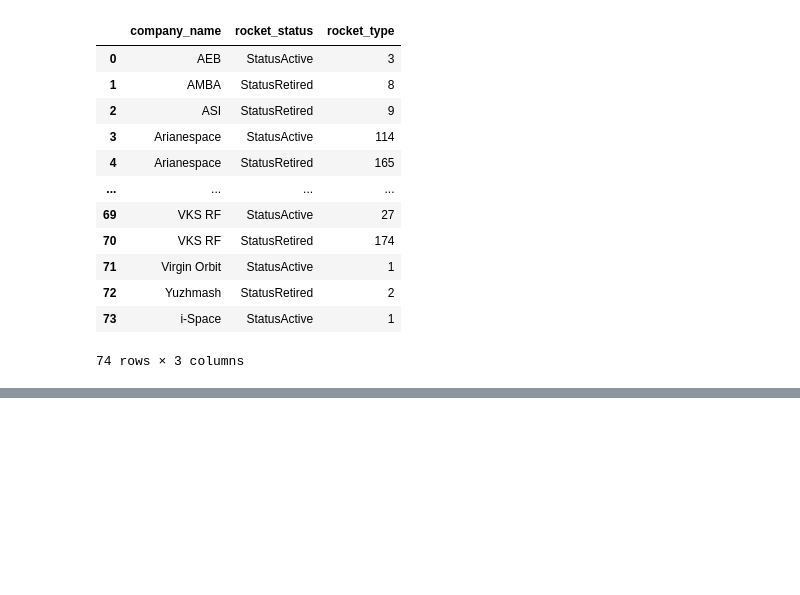
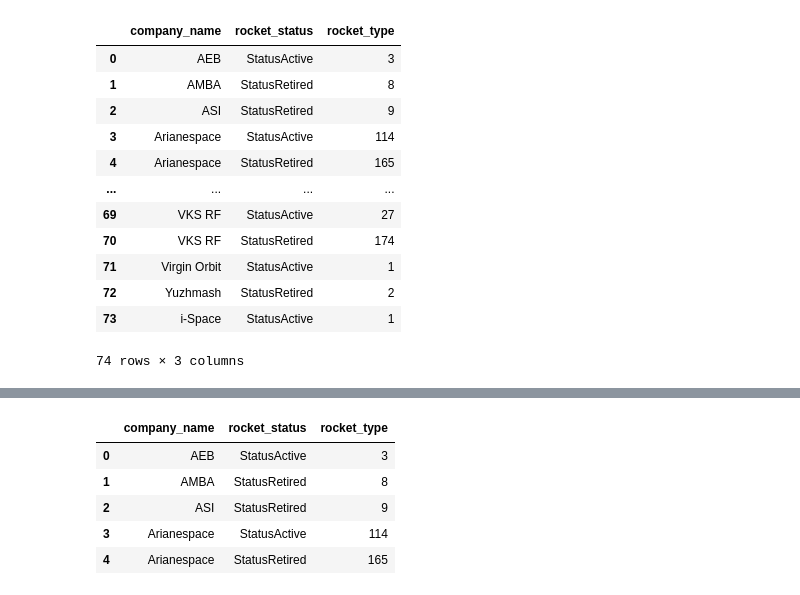
Before and after one commit to dungeons-and-dorks/Final-Frontier, a Jupyter notebook: yvonnes_stuff/notes.ipynb, the cells around one changed output, grey strips where cells are left out. Cells and saved outputs as stored; diff of their text form; code cells hidden in the pictures; blank space fills up the shorter version.

```diff
--- a/yvonnes_stuff/notes.ipynb
+++ b/yvonnes_stuff/notes.ipynb
@@ -350,0 +365,9 @@ sns.barplot(x=)
+# %%
+cmp.head()
+# %% [output]
+|  | company_name | rocket_status | rocket_type |
+| 0 | AEB | StatusActive | 3 |
+| 1 | AMBA | StatusRetired | 8 |
+| 2 | ASI | StatusRetired | 9 |
+| 3 | Arianespace | StatusActive | 114 |
+| 4 | Arianespace | StatusRetired | 165 |
```
Also changed, not shown: parts of 8 cells of this notebook.
